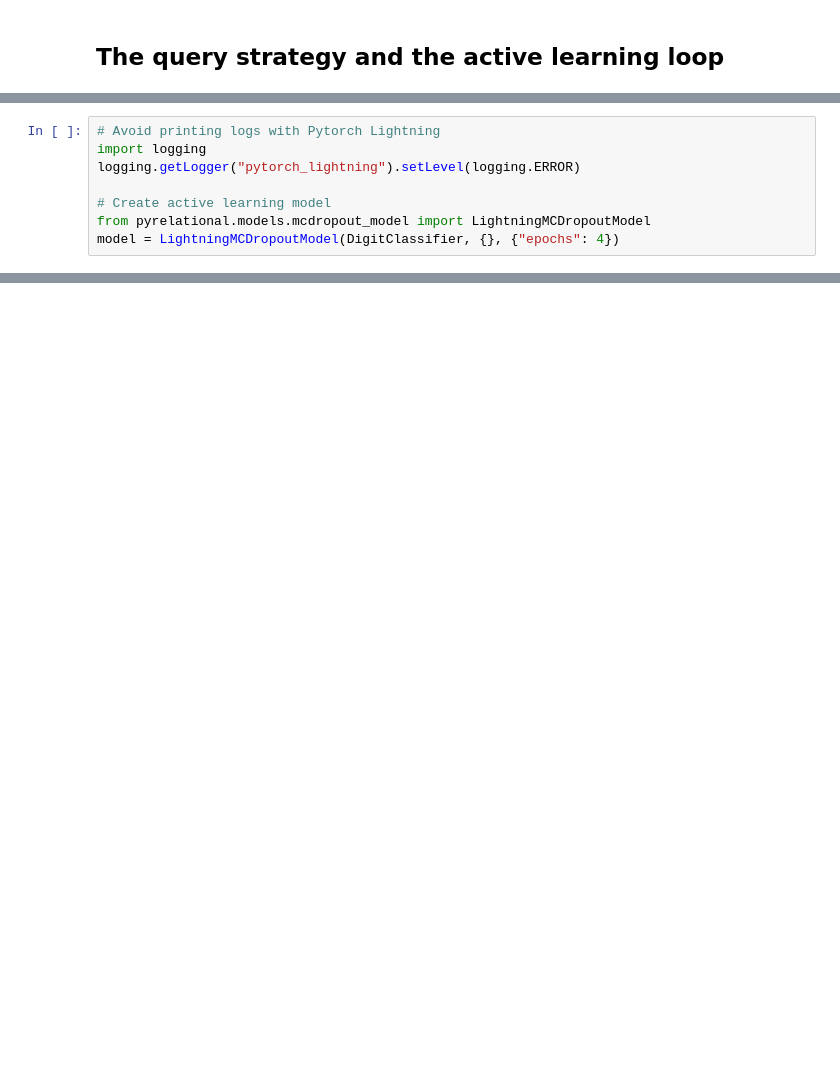
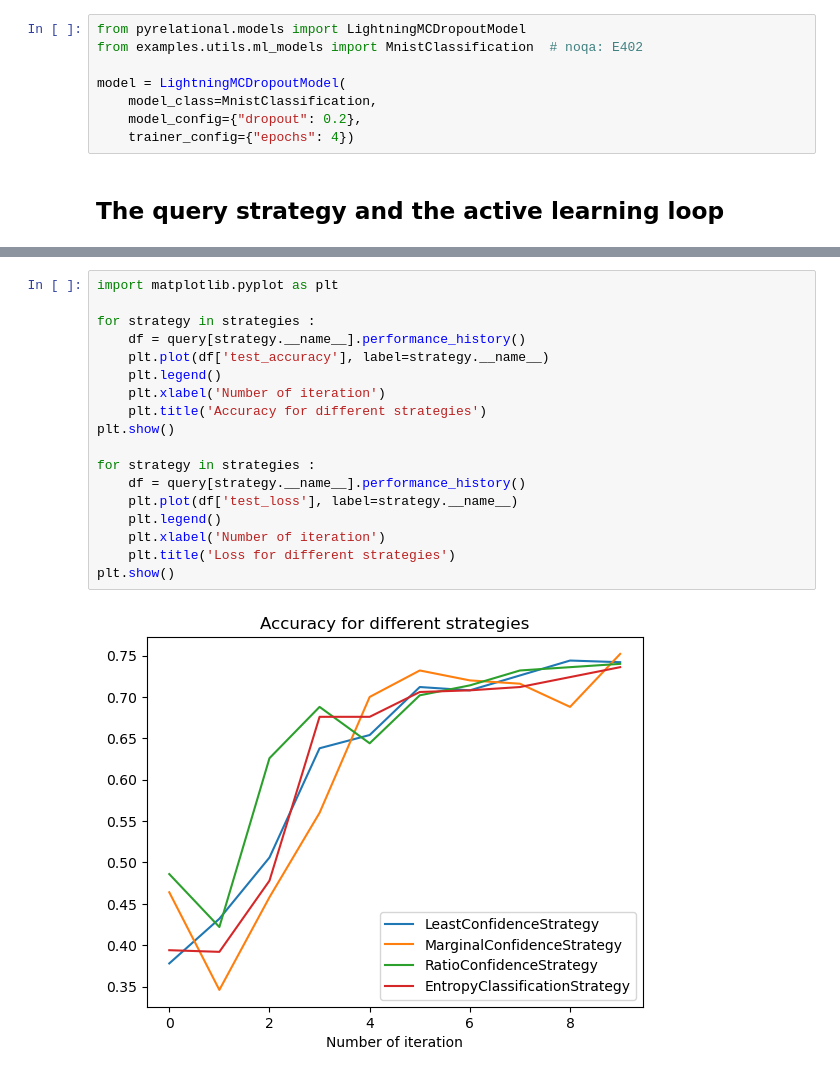
Before and after one commit to RelationRx/pyrelational, a Jupyter notebook: examples/notebooks/introduction.ipynb, the cells around one changed output, grey strips where cells are left out. Saved outputs shown, nothing was run; the diff lists cells and outputs as text; blank space fills up the shorter version.

```diff
--- a/examples/notebooks/introduction.ipynb
+++ b/examples/notebooks/introduction.ipynb
@@ -104,2 +39,10 @@ class DigitClassifier(LightningModule):
+# %%
+from pyrelational.models import LightningMCDropoutModel
+from examples.utils.ml_models import MnistClassification  # noqa: E402
+
+model = LightningMCDropoutModel(
+    model_class=MnistClassification,
+    model_config={"dropout": 0.2},
+    trainer_config={"epochs": 4})
 # %% [markdown]
 ## The query strategy and the active learning loop
@@ -111,8 +48,0 @@ In order to perform Active Learning, we will need three principal objects:
-# %%
-# Avoid printing logs with Pytorch Lightning
-import logging
-logging.getLogger("pytorch_lightning").setLevel(logging.ERROR)
-
-# Create active learning model
-from pyrelational.models.mcdropout_model import LightningMCDropoutModel
-model = LightningMCDropoutModel(DigitClassifier, {}, {"epochs": 4})
@@ -172,0 +93,20 @@ for metric in metric_keys :
+# %%
+import matplotlib.pyplot as plt
+
+for strategy in strategies :
+    df = query[strategy.__name__].performance_history()
+    plt.plot(df['test_accuracy'], label=strategy.__name__)
+    plt.legend()
+    plt.xlabel('Number of iteration')
+    plt.title('Accuracy for different strategies')
+plt.show()
+
+for strategy in strategies :
+    df = query[strategy.__name__].performance_history()
+    plt.plot(df['test_loss'], label=strategy.__name__)
+    plt.legend()
+    plt.xlabel('Number of iteration')
+    plt.title('Loss for different strategies')
+plt.show()
+# %% [output]
+[figure, added]
```
Also changed, not shown: parts of 10 cells of this notebook, 1 other file.
